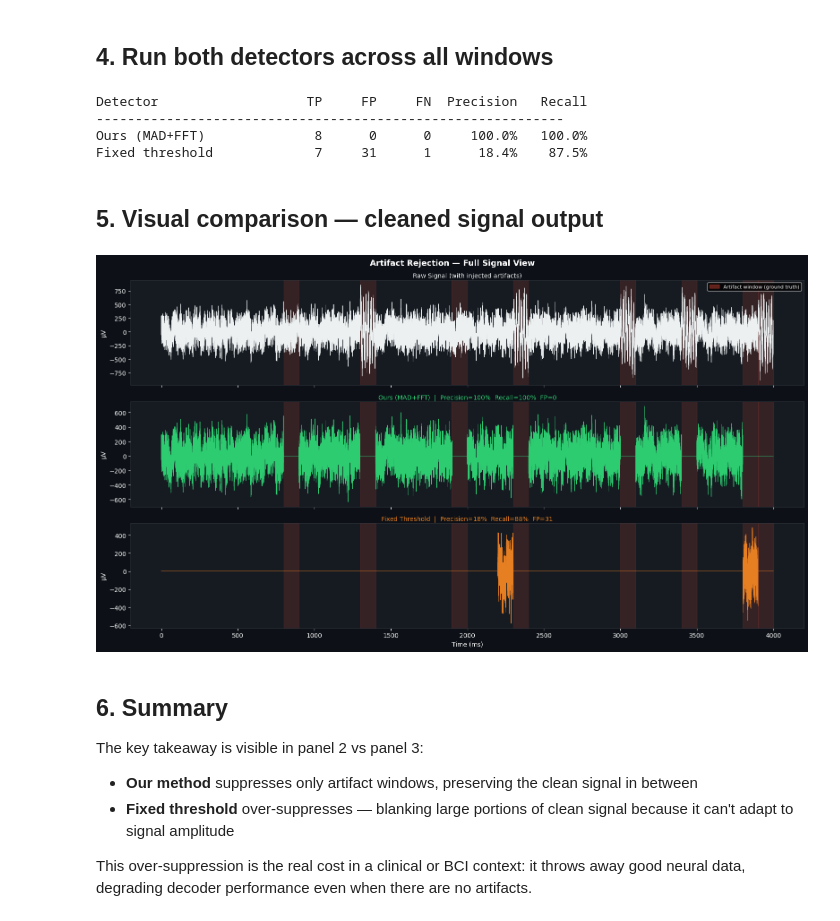
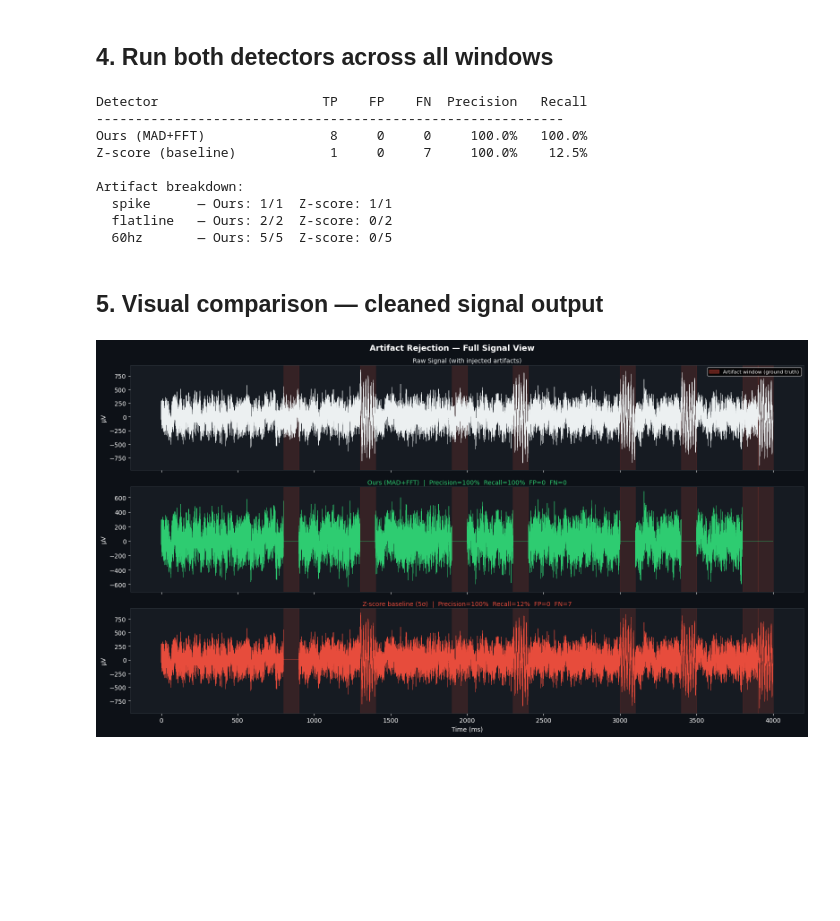
Before and after one commit to jamesmu03/artifact-reject, a Jupyter notebook: notebook/demo.ipynb, the cells around one changed output. Drawn from its saved outputs; the diff is of its cells as text; code cells hidden in the pictures; blank space fills up the shorter version.

```diff
--- a/notebook/demo.ipynb
+++ b/notebook/demo.ipynb
@@ -221,20 +243,20 @@ plt.show()
 # %% [markdown]
 ## 4. Run both detectors across all windows
 # %%
-ours_results  = []
-fixed_results = []
+ours_results    = []
+baseline_results = []
 
 for w in range(N_WINDOWS):
     window = corrupted_windows[w]
 
-    mad_hit,  _  = detect_mad(window, threshold=NOTEBOOK_MAD_THRESHOLD)
-    hz60_hit, _  = detect_60hz(window)
-    ours_hit     = mad_hit or hz60_hit
+    mad_hit,  _ = detect_mad(window, threshold=10.0)
+    hz60_hit, _ = detect_60hz(window)
+    ours_hit    = mad_hit or hz60_hit
 
-    fixed_hit, _ = detect_fixed_threshold(window, threshold=NOTEBOOK_FIXED_THRESHOLD)
+    base_hit, _ = detect_zscore(window)   # z-score baseline, threshold=5σ
 
     ours_results.append(ours_hit)
-    fixed_results.append(fixed_hit)
+    baseline_results.append(base_hit)
 
 def score(preds, truth):
     tp = sum(p and t for p, t in zip(preds, truth))
@@ -244,74 +266,74 @@ def score(preds, truth):
     recall    = tp / (tp + fn) if (tp + fn) > 0 else float('nan')
     return tp, fp, fn, precision, recall
 
-ours_tp,  ours_fp,  ours_fn,  ours_prec,  ours_rec  = score(ours_results,  ground_truth)
-fixed_tp, fixed_fp, fixed_fn, fixed_prec, fixed_rec = score(fixed_results, ground_truth)
+ours_tp,  ours_fp,  ours_fn,  ours_prec,  ours_rec  = score(ours_results,   ground_truth)
+base_tp,  base_fp,  base_fn,  base_prec,  base_rec  = score(baseline_results, ground_truth)
 
-print(f'{'Detector':<22} {'TP':>6} {'FP':>6} {'FN':>6} {'Precision':>10} {'Recall':>8}')
+print(f"{'Detector':<25} {'TP':>5} {'FP':>5} {'FN':>5} {'Precision':>10} {'Recall':>8}")
 print('-' * 60)
-print(f'{'Ours (MAD+FFT)':<22} {ours_tp:>6} {ours_fp:>6} {ours_fn:>6} {ours_prec:>10.1%} {ours_rec:>8.1%}')
-print(f'{'Fixed threshold':<22} {fixed_tp:>6} {fixed_fp:>6} {fixed_fn:>6} {fixed_prec:>10.1%} {fixed_rec:>8.1%}')
+print(f"{'Ours (MAD+FFT)':<25} {ours_tp:>5} {ours_fp:>5} {ours_fn:>5} {ours_prec:>10.1%} {ours_rec:>8.1%}")
+print(f"{'Z-score (baseline)':<25} {base_tp:>5} {base_fp:>5} {base_fn:>5} {base_prec:>10.1%} {base_rec:>8.1%}")
+print()
+print("Artifact breakdown:")
+for atype in ['spike', 'flatline', '60hz']:
+    idxs = [i for i, t in enumerate(artifact_types) if t == atype]
+    if not idxs: continue
+    ours_caught = sum(ours_results[i] for i in idxs)
+    base_caught = sum(baseline_results[i] for i in idxs)
+    print(f"  {atype:<10} — Ours: {ours_caught}/{len(idxs)}  Z-score: {base_caught}/{len(idxs)}")
 # %% [output]
-Detector                   TP     FP     FN  Precision   Recall
+Detector                     TP    FP    FN  Precision   Recall
 ------------------------------------------------------------
-Ours (MAD+FFT)              8      0      0     100.0%   100.0%
-Fixed threshold             7     31      1      18.4%    87.5%
+Ours (MAD+FFT)                8     0     0     100.0%   100.0%
+Z-score (baseline)            1     0     7     100.0%    12.5%
+
+Artifact breakdown:
+  spike      — Ours: 1/1  Z-score: 1/1
+  flatline   — Ours: 2/2  Z-score: 0/2
+  60hz       — Ours: 5/5  Z-score: 0/5
 # %% [markdown]
 ## 5. Visual comparison — cleaned signal output
 # %%
-# Build scrolling signal for all windows
-raw_signal   = np.concatenate([corrupted_windows[w][DISPLAY_CH] for w in range(N_WINDOWS)])
-ours_cleaned = np.concatenate([
+raw_signal    = np.concatenate([corrupted_windows[w][DISPLAY_CH] for w in range(N_WINDOWS)])
+ours_cleaned  = np.concatenate([
     np.zeros(WINDOW_SAMPLES) if ours_results[w] else corrupted_windows[w][DISPLAY_CH]
     for w in range(N_WINDOWS)
 ])
-fixed_cleaned = np.concatenate([
-    np.zeros(WINDOW_SAMPLES) if fixed_results[w] else corrupted_windows[w][DISPLAY_CH]
+base_cleaned  = np.concatenate([
+    np.zeros(WINDOW_SAMPLES) if baseline_results[w] else corrupted_windows[w][DISPLAY_CH]
     for w in range(N_WINDOWS)
 ])
 
 t_s = np.arange(len(raw_signal)) / SAMPLE_RATE_HZ * 1000  # ms
 
 fig, axes = plt.subplots(3, 1, figsize=(16, 9), sharex=True)
 fig.patch.set_facecolor('#0d1117')
 fig.suptitle('Artifact Rejection — Full Signal View', color='white', fontsize=13, fontweight='bold')
 
 panels = [
-    (raw_signal,    '#ecf0f1', 'Raw Signal (with injected artifacts)'),
-    (ours_cleaned,  '#2ecc71', f'Ours (MAD+FFT)  |  Precision={ours_prec:.0%}  Recall={ours_rec:.0%}  FP={ours_fp}'),
-    (fixed_cleaned, '#e67e22', f'Fixed Threshold  |  Precision={fixed_prec:.0%}  Recall={fixed_rec:.0%}  FP={fixed_fp}'),
+    (raw_signal,   '#ecf0f1', 'Raw Signal (with injected artifacts)'),
+    (ours_cleaned, '#2ecc71', f'Ours (MAD+FFT)  |  Precision={ours_prec:.0%}  Recall={ours_rec:.0%}  FP={ours_fp}  FN={ours_fn}'),
+    (base_cleaned, '#e74c3c', f'Z-score baseline (5σ)  |  Precision={base_prec:.0%}  Recall={base_rec:.0%}  FP={base_fp}  FN={base_fn}'),
 ]
 
 for ax, (signal, color, title) in zip(axes, panels):
-    ax.plot(t_s, signal, color=color, linewidth=0.6)
+    ax.plot(t_s, signal, color=color, linewidth=0.5)
     ax.set_title(title, color=color, fontsize=10, pad=4)
     ax.set_facecolor('#161b22')
     ax.set_ylabel('μV')
     for spine in ax.spines.values():
         spine.set_edgecolor('#30363d')
-
-    # Shade artifact windows
     for w in range(N_WINDOWS):
         if ground_truth[w]:
             x0 = w * WINDOW_SAMPLES / SAMPLE_RATE_HZ * 1000
             x1 = x0 + WINDOW_SAMPLES / SAMPLE_RATE_HZ * 1000
             ax.axvspan(x0, x1, color='#e74c3c', alpha=0.15)
 
 axes[-1].set_xlabel('Time (ms)')
-
-# Legend
 patch = mpatches.Patch(color='#e74c3c', alpha=0.4, label='Artifact window (ground truth)')
 axes[0].legend(handles=[patch], loc='upper right', fontsize=8)
 
 plt.tight_layout()
 plt.show()
 # %% [output]
-[figure, old version]
+[figure, new version]
-# %% [markdown]
-## 6. Summary
-
-The key takeaway is visible in panel 2 vs panel 3:
-- **Our method** suppresses only artifact windows, preserving the clean signal in between
-- **Fixed threshold** over-suppresses — blanking large portions of clean signal because it can't adapt to signal amplitude
-
-This over-suppression is the real cost in a clinical or BCI context: it throws away good neural data, degrading decoder performance even when there are no artifacts.
```
Also changed, not shown: parts of 4 cells of this notebook.
